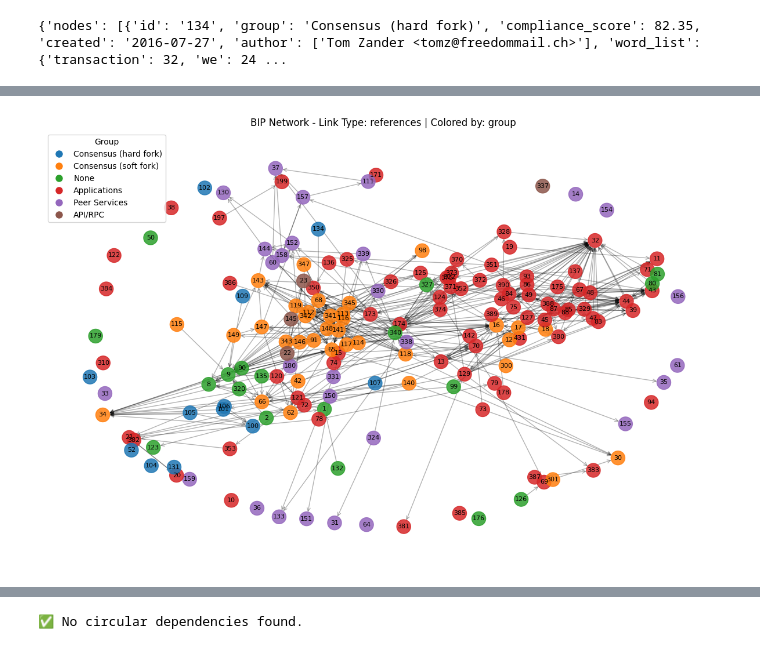
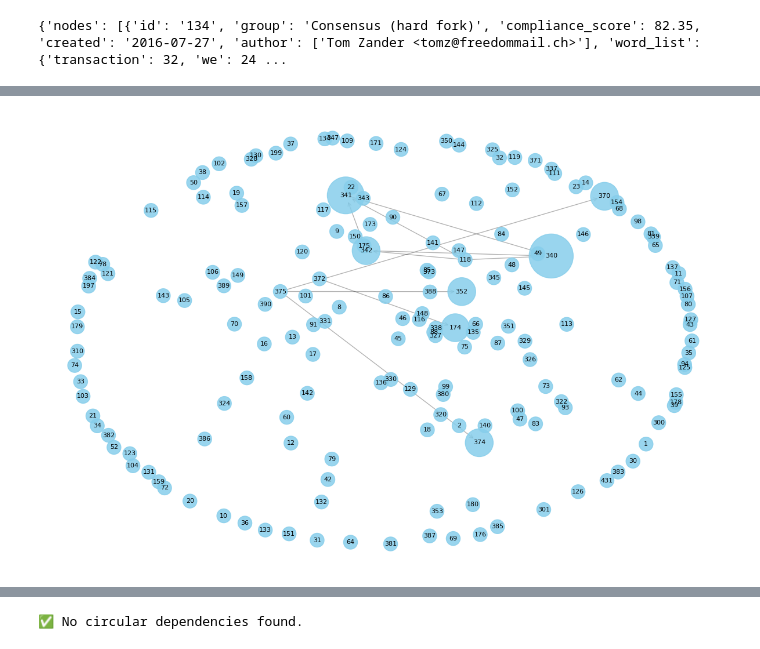
Before and after one commit to SEG-UNIBE/cdv-explorer, a Jupyter notebook: Research_questions/RQ3/RQ3_notebook.ipynb, the cells around one changed output, grey strips where cells are left out. Drawn from its saved outputs; the diff is of its cells as text; code cells hidden in the pictures.

```diff
--- a/Research_questions/RQ3/RQ3_notebook.ipynb
+++ b/Research_questions/RQ3/RQ3_notebook.ipynb
@@ -80,5 +100,5 @@ def draw_static_network(data, link_type='references', color_by='group'):
     plt.show()
-# %%
-draw_static_network(data, link_type='references', color_by='group')
-# %% [output]
-[figure, removed]
+# %%
+draw_static_network(data, link_type='requires')
+# %% [output]
+[figure, added]
```
Also changed, not shown: parts of 29 cells of this notebook, 17 other files.
